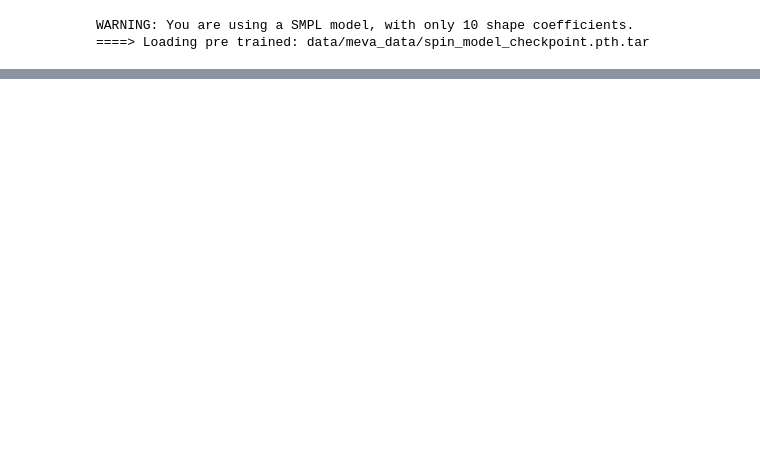
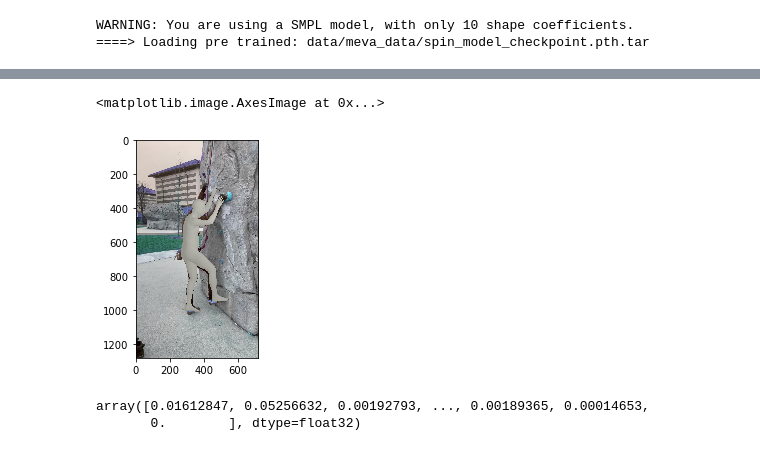
Before and after one commit to 2food/APEC, a Jupyter notebook: hmr.ipynb, the cells around one changed output, grey strips where cells are left out. Cells and saved outputs as stored; diff of their text form; code cells hidden in the pictures; blank space fills up the shorter version.

```diff
--- a/hmr.ipynb
+++ b/hmr.ipynb
@@ -34,0 +52,7 @@ RuntimeError: CUDA out of memory. Tried to allocate 30.00 MiB (GPU 0; 1.95 GiB t
+# %%
+import mesh
+verts = out[0]['verts'][0].cpu().detach().numpy()
+theta = out[0]['theta'][0].cpu().detach().numpy()
+pred_cam = theta[:3]
+plt.imshow(mesh.render_pred_mesh(img, d['bboxes'][:1], verts, pred_cam))
+# %% [output]
@@ -34,0 +60,2 @@ RuntimeError: CUDA out of memory. Tried to allocate 30.00 MiB (GPU 0; 1.95 GiB t
+<matplotlib.image.AxesImage at 0x...>
+[figure, added]
@@ -34,0 +79,5 @@ RuntimeError: CUDA out of memory. Tried to allocate 30.00 MiB (GPU 0; 1.95 GiB t
+# %%
+res.item()['features']
+# %% [output]
+array([0.01612847, 0.05256632, 0.00192793, ..., 0.00189365, 0.00014653,
+       0.        ], dtype=float32)
```
Also changed, not shown: parts of 12 cells of this notebook, 12 other files.
